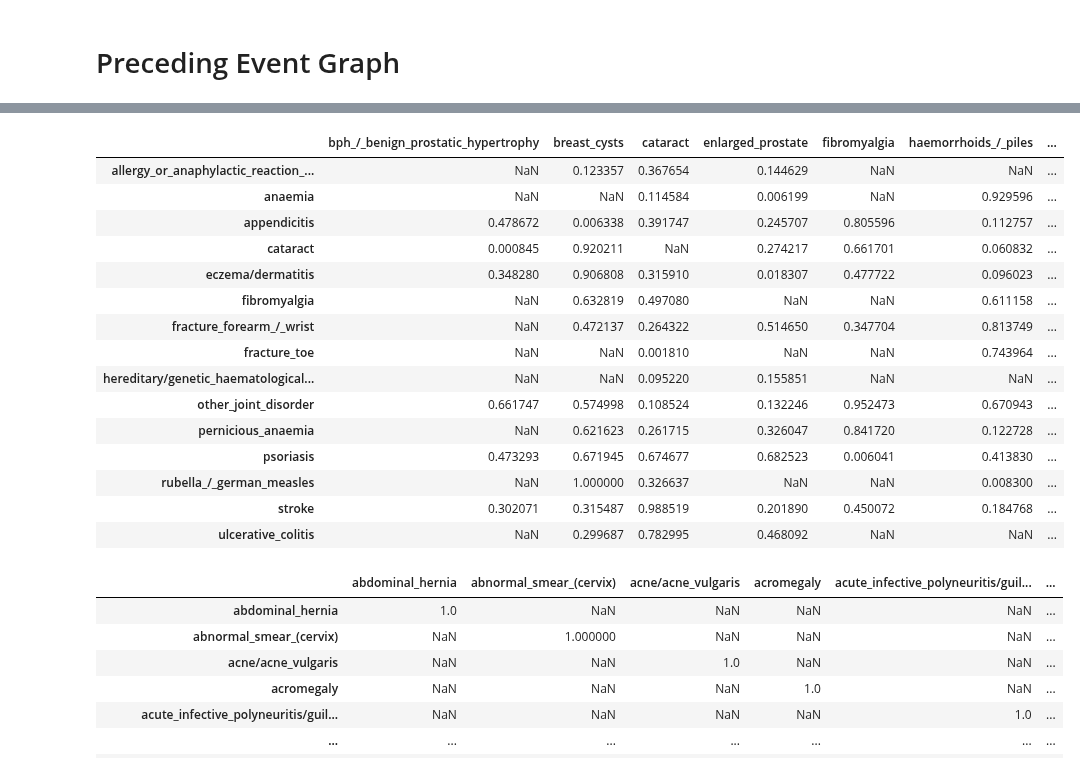
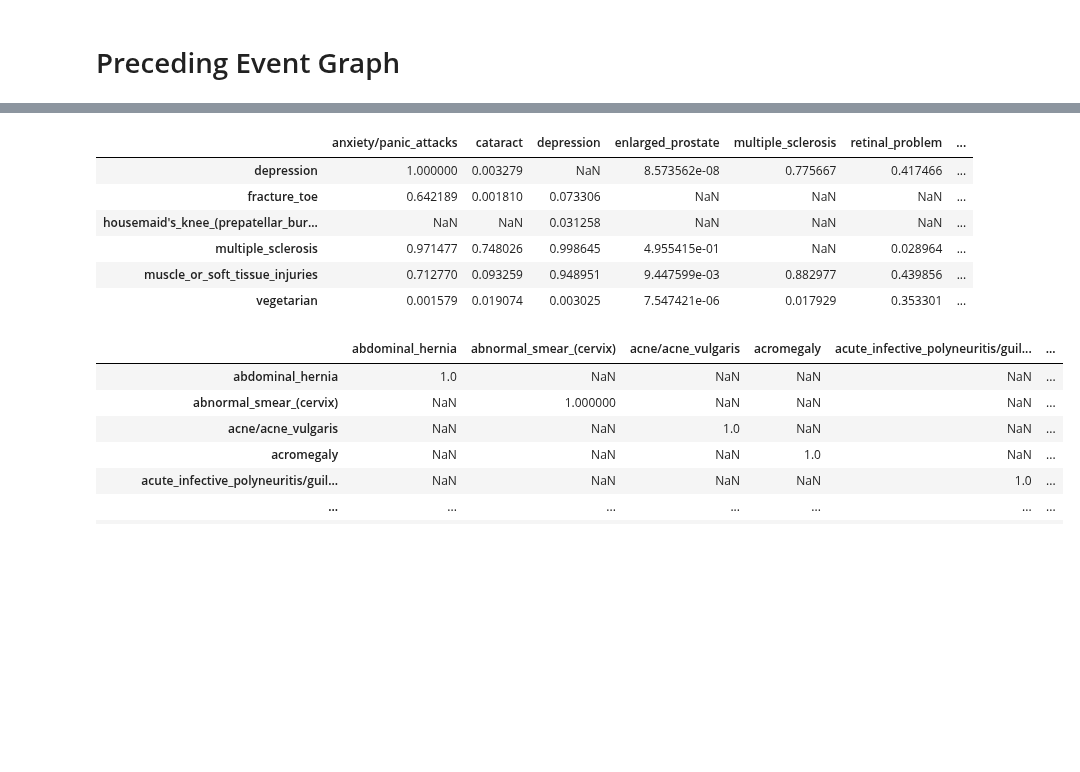
Before and after one commit to cole-khamnei/HLA_genotyping_associations, a Jupyter notebook: notebooks/comorbid_graph.ipynb, the cells around one changed output, grey strips where cells are left out. Saved outputs shown, nothing was run; the diff lists cells and outputs as text; code cells hidden in the pictures; blank space fills up the shorter version.

```diff
--- a/notebooks/comorbid_graph.ipynb
+++ b/notebooks/comorbid_graph.ipynb
@@ -171,0 +279,4 @@ infectious mononucleosis / glandular fever / epstein barr virus (ebv) == True: O
+# %%
+logit = sm.Logit(y, X)
+results = logit.fit()
+print(results.summary())
@@ -184,5 +345,8 @@ illness_dx_data = pd.DataFrame(illness_dx_data)
 some_illnesses = list(illness_dx_data.columns)
 # %%
 np.random.seed(6)
-some_illnesses = sorted(np.random.choice(list(illness_dx_data.columns), 100, replace=False))
+some_illnesses = sorted(np.random.choice(list(illness_dx_data.columns), 20, replace=False))
 # some_illnesses = list(illness_dx_data.columns)
+some_illnesses = sorted(set(some_illnesses + ["mononucleosis", "multiple_sclerosis", "vegetarian",
+                                              "depression", "anxiety/panic_attacks", "schizophrenia",
+                                              "pernicious_anaemia"]))
@@ -221,13 +405,15 @@ for illness in some_illnesses:
             n_with_illness_and_prior_infection = np.count_nonzero(illness_and_infection & precedes)
             p = np.sum(np.append([0], np.cumsum(precursor_dist))[:-1] * illness_dist)
 
+            frac_with_preceding = n_with_illness_and_prior_infection / np.count_nonzero(illness_dx_ages)
+
             if n_with_illness_and_infection <= 4:
                 illness_preceding_tests.append([np.nan, 0, 0, 0])
             else:
                 results = stats.binomtest(n_with_illness_and_prior_infection, n_with_illness_and_infection,
                                           p=p, alternative="greater")
                 illness_preceding_tests.append([results.pvalue, n_with_illness_and_prior_infection,
-                                            n_with_illness_and_infection, p])
+                                            n_with_illness_and_infection, p, frac_with_preceding])
 
         pbar.update(1)
 
@@ -239,12 +445,12 @@ pbar.close()
 # %%
 preceding_event_values = np.array(preceding_event_values)
-data_keys = ["pvalue", "n_with_preceding", "n_with_both", ]
+data_keys = ["pvalue", "n_with_preceding", "n_with_both", "frac_preceded"]
 preceding_events_data = {key: preceding_event_values[:, :, i] for i, key in enumerate(data_keys)}
 preceding_events_data["all"] = preceding_event_values
 preceding_events_data["columns"] = np.array(some_illnesses)
 preceding_events_data["rows"] = np.array(some_illnesses)
 
-p_value_significance_threshold = 0.01
+p_value_significance_threshold = 0.05
 
 significant_values = preceding_event_values[:, :, 0] <= p_value_significance_threshold
 row_index, col_index = np.any(significant_values, axis=1), np.any(significant_values, axis=0)
@@ -310,26 +571,17 @@ Text(879.3749999999999, 0.5, 'Illness')
 # %%
-p_value_threshold = 0.01
+p_value_threshold = 0.05
 df = pd.DataFrame(preceding_events_data["pvalue"], columns=preceding_events_data["columns"])
 df.index = preceding_events_data["rows"]
 significant = df.loc[df.lt(p_value_threshold).any(axis=1), df.lt(p_value_threshold).any()]
 significant
 # %% [output]
-|  | bph_/_benign_prostatic_hypertrophy | breast_cysts | cataract | enlarged_prostate | fibromyalgia | haemorrhoids_/_piles | ... |
-| allergy_or_anaphylactic_reaction_... | NaN | 0.123357 | 0.367654 | 0.144629 | NaN | NaN | ... |
-| anaemia | NaN | NaN | 0.114584 | 0.006199 | NaN | 0.929596 | ... |
-| appendicitis | 0.478672 | 0.006338 | 0.391747 | 0.245707 | 0.805596 | 0.112757 | ... |
-| cataract | 0.000845 | 0.920211 | NaN | 0.274217 | 0.661701 | 0.060832 | ... |
-| eczema/dermatitis | 0.348280 | 0.906808 | 0.315910 | 0.018307 | 0.477722 | 0.096023 | ... |
-| fibromyalgia | NaN | 0.632819 | 0.497080 | NaN | NaN | 0.611158 | ... |
-| fracture_forearm_/_wrist | NaN | 0.472137 | 0.264322 | 0.514650 | 0.347704 | 0.813749 | ... |
-| fracture_toe | NaN | NaN | 0.001810 | NaN | NaN | 0.743964 | ... |
-| hereditary/genetic_haematological... | NaN | NaN | 0.095220 | 0.155851 | NaN | NaN | ... |
-| other_joint_disorder | 0.661747 | 0.574998 | 0.108524 | 0.132246 | 0.952473 | 0.670943 | ... |
-| pernicious_anaemia | NaN | 0.621623 | 0.261715 | 0.326047 | 0.841720 | 0.122728 | ... |
-| psoriasis | 0.473293 | 0.671945 | 0.674677 | 0.682523 | 0.006041 | 0.413830 | ... |
-| rubella_/_german_measles | NaN | 1.000000 | 0.326637 | NaN | NaN | 0.008300 | ... |
-| stroke | 0.302071 | 0.315487 | 0.988519 | 0.201890 | 0.450072 | 0.184768 | ... |
-| ulcerative_colitis | NaN | 0.299687 | 0.782995 | 0.468092 | NaN | NaN | ... |
+|  | anxiety/panic_attacks | cataract | depression | enlarged_prostate | multiple_sclerosis | retinal_problem | ... |
+| depression | 1.000000 | 0.003279 | NaN | 8.573562e-08 | 0.775667 | 0.417466 | ... |
+| fracture_toe | 0.642189 | 0.001810 | 0.073306 | NaN | NaN | NaN | ... |
+| housemaid's_knee_(prepatellar_bur... | NaN | NaN | 0.031258 | NaN | NaN | NaN | ... |
+| multiple_sclerosis | 0.971477 | 0.748026 | 0.998645 | 4.955415e-01 | NaN | 0.028964 | ... |
+| muscle_or_soft_tissue_injuries | 0.712770 | 0.093259 | 0.948951 | 9.447599e-03 | 0.882977 | 0.439856 | ... |
+| vegetarian | 0.001579 | 0.019074 | 0.003025 | 7.547421e-06 | 0.017929 | 0.353301 | ... |
 # %%
 df = pd.read_csv(os.path.join(constants.RESOURCES_DIR_PATH, "cached_data", "all_illness_preceding_tests.csv"))
 df.index = df["Unnamed: 0"].values
```
Also changed, not shown: parts of 37 cells of this notebook, 8 other files.
